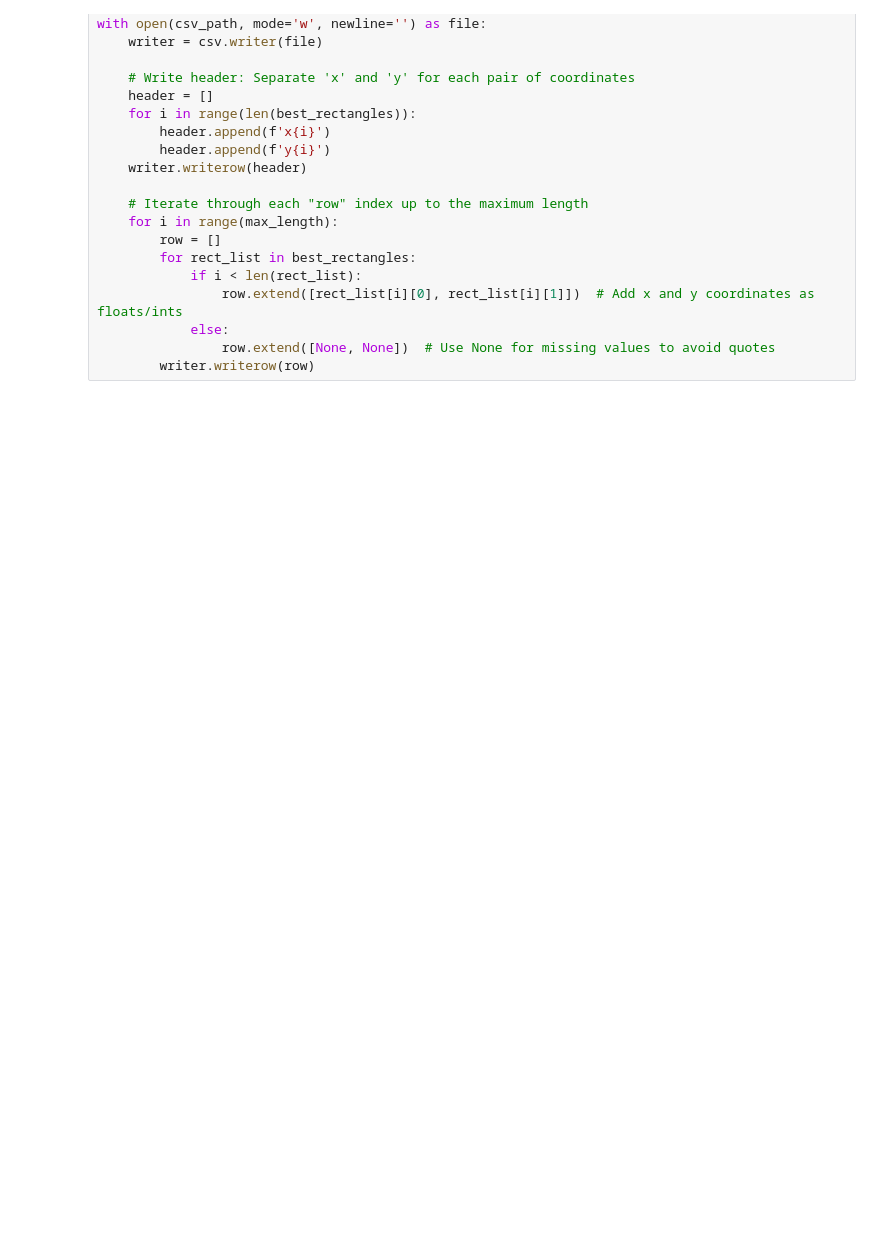
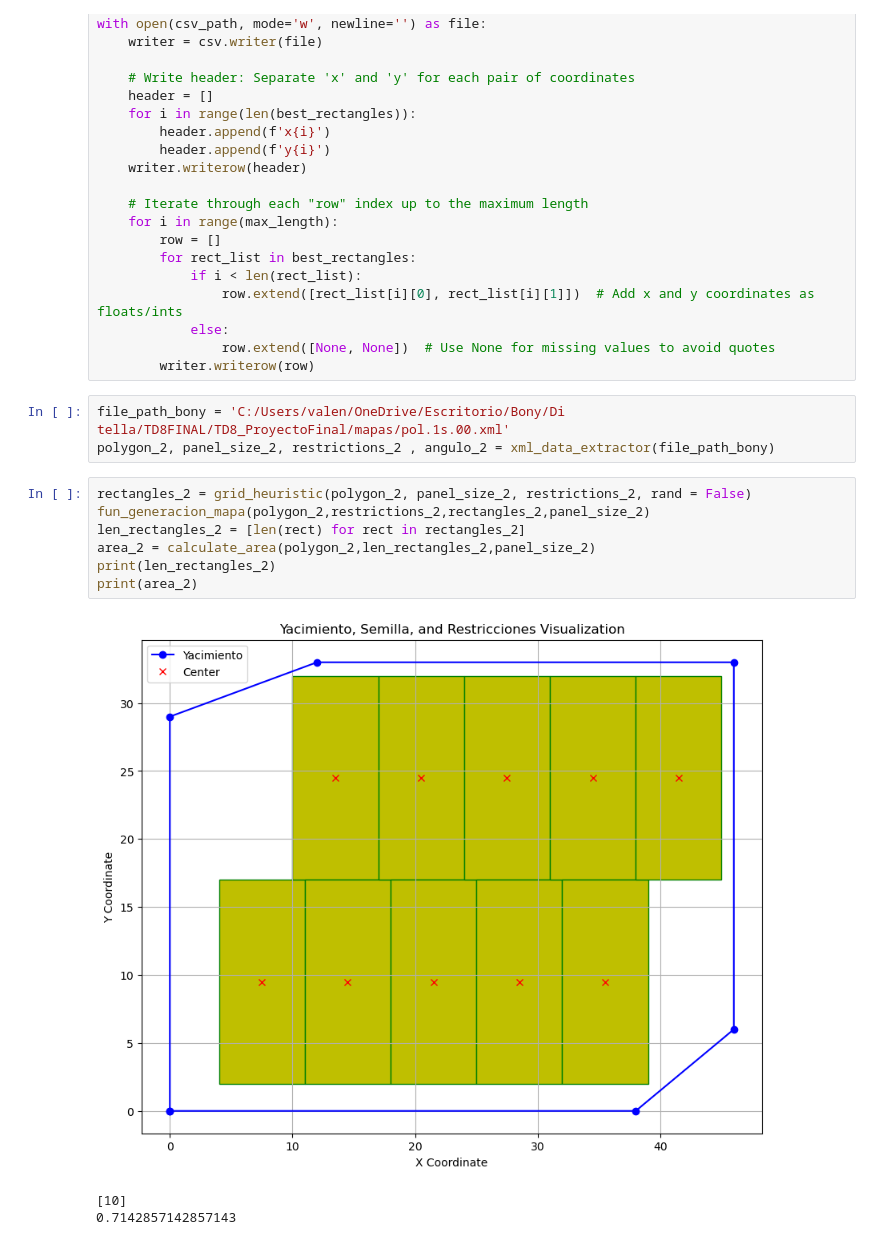
Before and after one commit to lararlm/TD8_ProyectoFinal, a Jupyter notebook: testing/test2.ipynb, the cells around one changed output. Drawn from its saved outputs; the diff is of its cells as text; blank space fills up the shorter version.

```diff
--- a/testing/test2.ipynb
+++ b/testing/test2.ipynb
@@ -56,3 +57,17 @@ with open(csv_path, mode='w', newline='') as file:
             else:
                 row.extend([None, None])  # Use None for missing values to avoid quotes
         writer.writerow(row)
+# %%
+file_path_bony = 'C:/Users/valen/OneDrive/Escritorio/Bony/Di tella/TD8FINAL/TD8_ProyectoFinal/mapas/pol.1s.00.xml'
+polygon_2, panel_size_2, restrictions_2 , angulo_2 = xml_data_extractor(file_path_bony)
+# %%
+rectangles_2 = grid_heuristic(polygon_2, panel_size_2, restrictions_2, rand = False)
+fun_generacion_mapa(polygon_2,restrictions_2,rectangles_2,panel_size_2)
+len_rectangles_2 = [len(rect) for rect in rectangles_2]
+area_2 = calculate_area(polygon_2,len_rectangles_2,panel_size_2)
+print(len_rectangles_2)
+print(area_2)
+# %% [output]
+[figure, added]
+[10]
+0.7142857142857143
```
Also changed, not shown: parts of 13 cells of this notebook, 5 other files.
